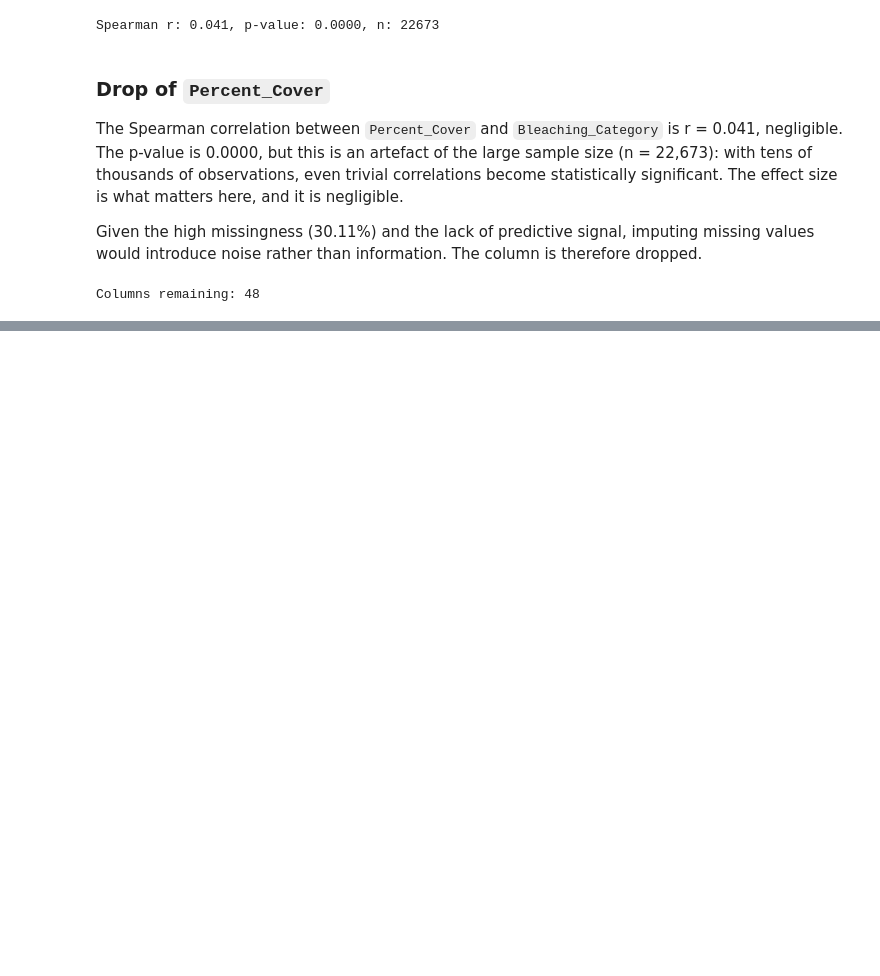
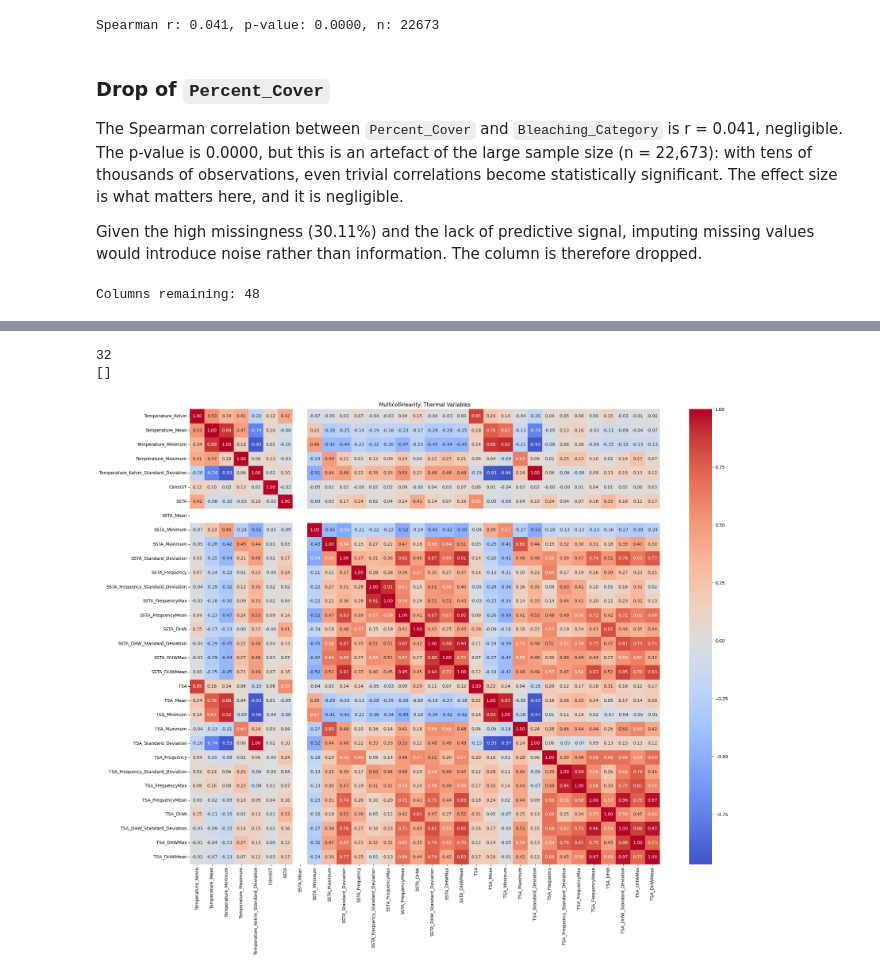
Before and after one commit to giulia-balducci/coral-bleaching-risk-analysis, a Jupyter notebook: notebooks/03_feature_selection.ipynb, the cells around one changed output, grey strips where cells are left out. Drawn from its saved outputs; the diff is of its cells as text; code cells hidden in the pictures; blank space fills up the shorter version.

```diff
--- a/notebooks/03_feature_selection.ipynb
+++ b/notebooks/03_feature_selection.ipynb
@@ -266,0 +295,17 @@ Columns remaining: 48
+# %%
+thermal_cols = [
+    'Temperature_Kelvin', 'Temperature_Mean', 'Temperature_Minimum',
+    'Temperature_Maximum', 'Temperature_Kelvin_Standard_Deviation', 'ClimSST',
+    'SSTA', 'SSTA_Mean', 'SSTA_Minimum', 'SSTA_Maximum', 'SSTA_Standard_Deviation',
+    'SSTA_Frequency', 'SSTA_Frequency_Standard_Deviation', 'SSTA_FrequencyMax', 'SSTA_FrequencyMean',
+    'SSTA_DHW', 'SSTA_DHW_Standard_Deviation', 'SSTA_DHWMax', 'SSTA_DHWMean',
+    'TSA', 'TSA_Mean', 'TSA_Minimum', 'TSA_Maximum', 'TSA_Standard_Deviation',
+    'TSA_Frequency', 'TSA_Frequency_Standard_Deviation', 'TSA_FrequencyMax', 'TSA_FrequencyMean',
+    'TSA_DHW', 'TSA_DHW_Standard_Deviation', 'TSA_DHWMax', 'TSA_DHWMean'
+]
+
+print(len(thermal_cols))
+print([col for col in thermal_cols if col not in df.columns])
+# %% [output]
+32
+[]
@@ -266,0 +324,11 @@ Columns remaining: 48
+# %%
+# Building the correlation matrix for all thermal features
+corr_matrix = df[thermal_cols].corr()
+
+plt.figure(figsize=(22, 18))
+sns.heatmap(corr_matrix, cmap='coolwarm', center=0, annot=True, fmt='.2f')
+plt.title('Multicollinearity: Thermal Variables')
+plt.tight_layout()
+plt.show()
+# %% [output]
+[figure, added]
```
Also changed, not shown: parts of 18 cells of this notebook.
